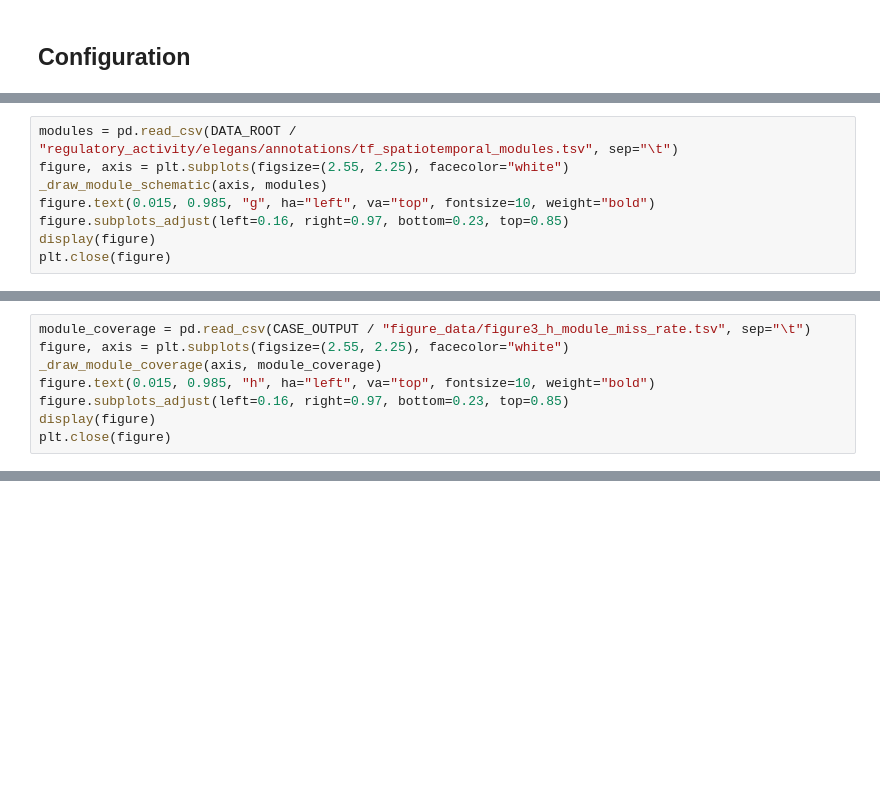
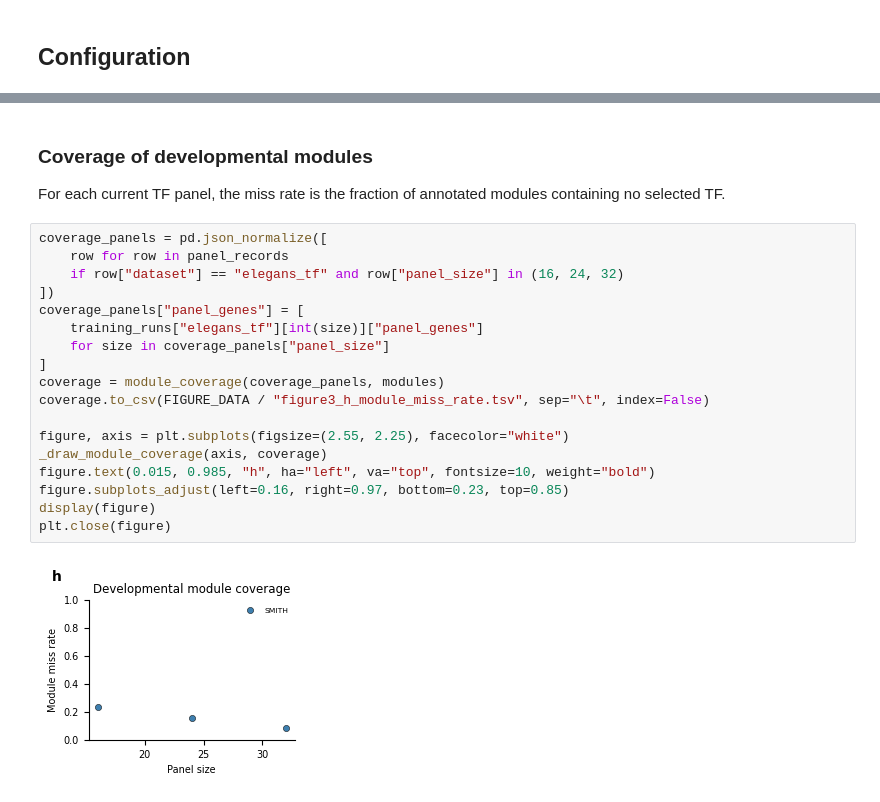
Before and after one commit to fym0503/SMITH, a Jupyter notebook: docs/source/tutorials/notebooks/regulatory_section/02_SMITH_Regulatory_Activity_executed.ipynb, the cells around one changed output, grey strips where cells are left out. Drawn from its saved outputs; the diff is of its cells as text; blank space fills up the shorter version.

Commit message:
Make C elegans tutorial data-to-result

```diff
--- a/docs/source/tutorials/notebooks/regulatory_section/02_SMITH_Regulatory_Activity_executed.ipynb
+++ b/docs/source/tutorials/notebooks/regulatory_section/02_SMITH_Regulatory_Activity_executed.ipynb
@@ -200,8 +22,0 @@ The atlas annotation organizes regulators by tissue system and temporal module.
-# %%
-modules = pd.read_csv(DATA_ROOT / "regulatory_activity/elegans/annotations/tf_spatiotemporal_modules.tsv", sep="\t")
-figure, axis = plt.subplots(figsize=(2.55, 2.25), facecolor="white")
-_draw_module_schematic(axis, modules)
-figure.text(0.015, 0.985, "g", ha="left", va="top", fontsize=10, weight="bold")
-figure.subplots_adjust(left=0.16, right=0.97, bottom=0.23, top=0.85)
-display(figure)
-plt.close(figure)
@@ -214,8 +22,0 @@ For each newly selected panel, the miss rate is the fraction of annotated module
-# %%
-module_coverage = pd.read_csv(CASE_OUTPUT / "figure_data/figure3_h_module_miss_rate.tsv", sep="\t")
-figure, axis = plt.subplots(figsize=(2.55, 2.25), facecolor="white")
-_draw_module_coverage(axis, module_coverage)
-figure.text(0.015, 0.985, "h", ha="left", va="top", fontsize=10, weight="bold")
-figure.subplots_adjust(left=0.16, right=0.97, bottom=0.23, top=0.85)
-display(figure)
-plt.close(figure)
@@ -299,0 +230,24 @@ This executed page uses one real TF split, one real miRNA split and one scRNA-to
+# %% [markdown]
+### Coverage of developmental modules
+
+For each current TF panel, the miss rate is the fraction of annotated modules containing no selected TF.
+# %%
+coverage_panels = pd.json_normalize([
+    row for row in panel_records
+    if row["dataset"] == "elegans_tf" and row["panel_size"] in (16, 24, 32)
+])
+coverage_panels["panel_genes"] = [
+    training_runs["elegans_tf"][int(size)]["panel_genes"]
+    for size in coverage_panels["panel_size"]
+]
+coverage = module_coverage(coverage_panels, modules)
+coverage.to_csv(FIGURE_DATA / "figure3_h_module_miss_rate.tsv", sep="\t", index=False)
+
+figure, axis = plt.subplots(figsize=(2.55, 2.25), facecolor="white")
+_draw_module_coverage(axis, coverage)
+figure.text(0.015, 0.985, "h", ha="left", va="top", fontsize=10, weight="bold")
+figure.subplots_adjust(left=0.16, right=0.97, bottom=0.23, top=0.85)
+display(figure)
+plt.close(figure)
+# %% [output]
+[figure, added]
```
Also changed, not shown: parts of 54 cells of this notebook, 7 other files.
